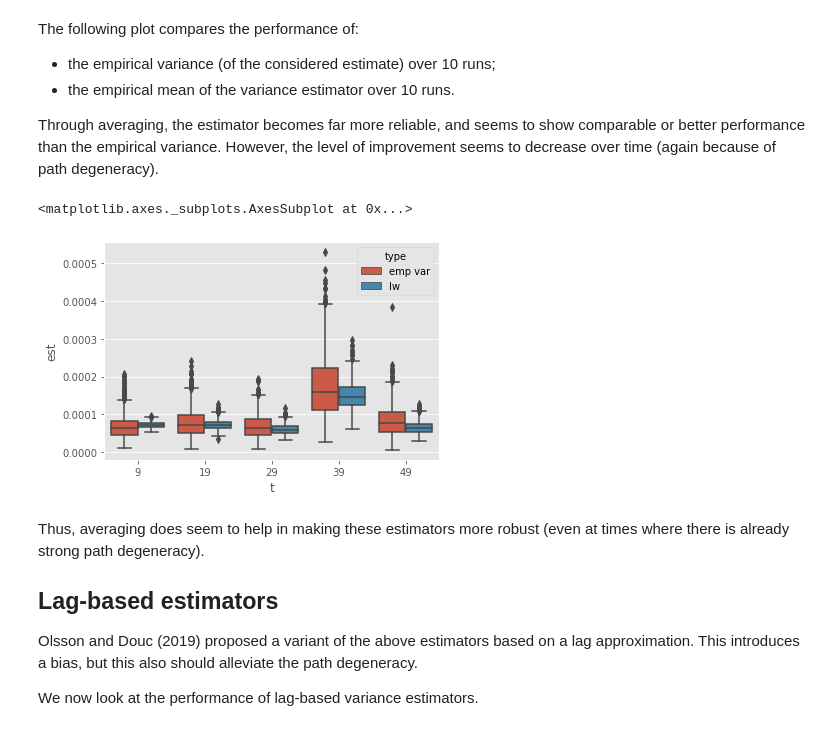
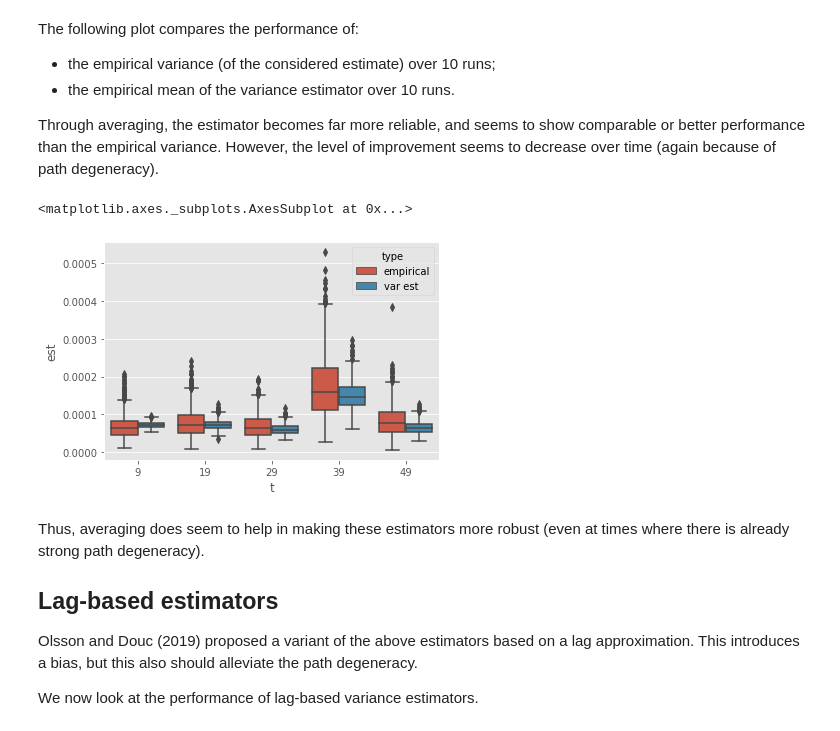
Before and after one commit to nchopin/particles, a Jupyter notebook: docs/source/notebooks/variance_estimation.ipynb, the cells around one changed output. Drawn from its saved outputs; the diff is of its cells as text; code cells hidden in the pictures.

```diff
--- a/docs/source/notebooks/variance_estimation.ipynb
+++ b/docs/source/notebooks/variance_estimation.ipynb
@@ -181,17 +181,17 @@ Through averaging, the estimator becomes far more reliable, and seems to show co
 # %%
 import itertools
 import pandas
 
-d1 = [{'t': t, 'type': 'emp var', 'est': boot_emp_var[n, t]}
+d1 = [{'t': t, 'type': 'empirical', 'est': boot_emp_var[n, t]}
       for n, t in it.product(range(N), range(T))]
-d2 = [{'t': t, 'type': 'lw', 'est': boot_var_ests[n, t]}
+d2 = [{'t': t, 'type': 'var est', 'est': boot_var_ests[n, t]}
       for n, t in it.product(range(N), range(T))]
 df = pandas.DataFrame(d1 + d2)
 dft = df[df['t'] % 10 == 9 ]
 sb.boxplot(x='t', y='est', hue='type', data=dft)
 # %% [output]
 <matplotlib.axes._subplots.AxesSubplot at 0x...>
-[figure, old version]
+[figure, new version]
 # %% [markdown]
 Thus, averaging does seem to help in making these estimators more robust (even at times where there is already strong path degeneracy).
 
```
Also changed, not shown: parts of 1 cell of this notebook, 7 other files.
